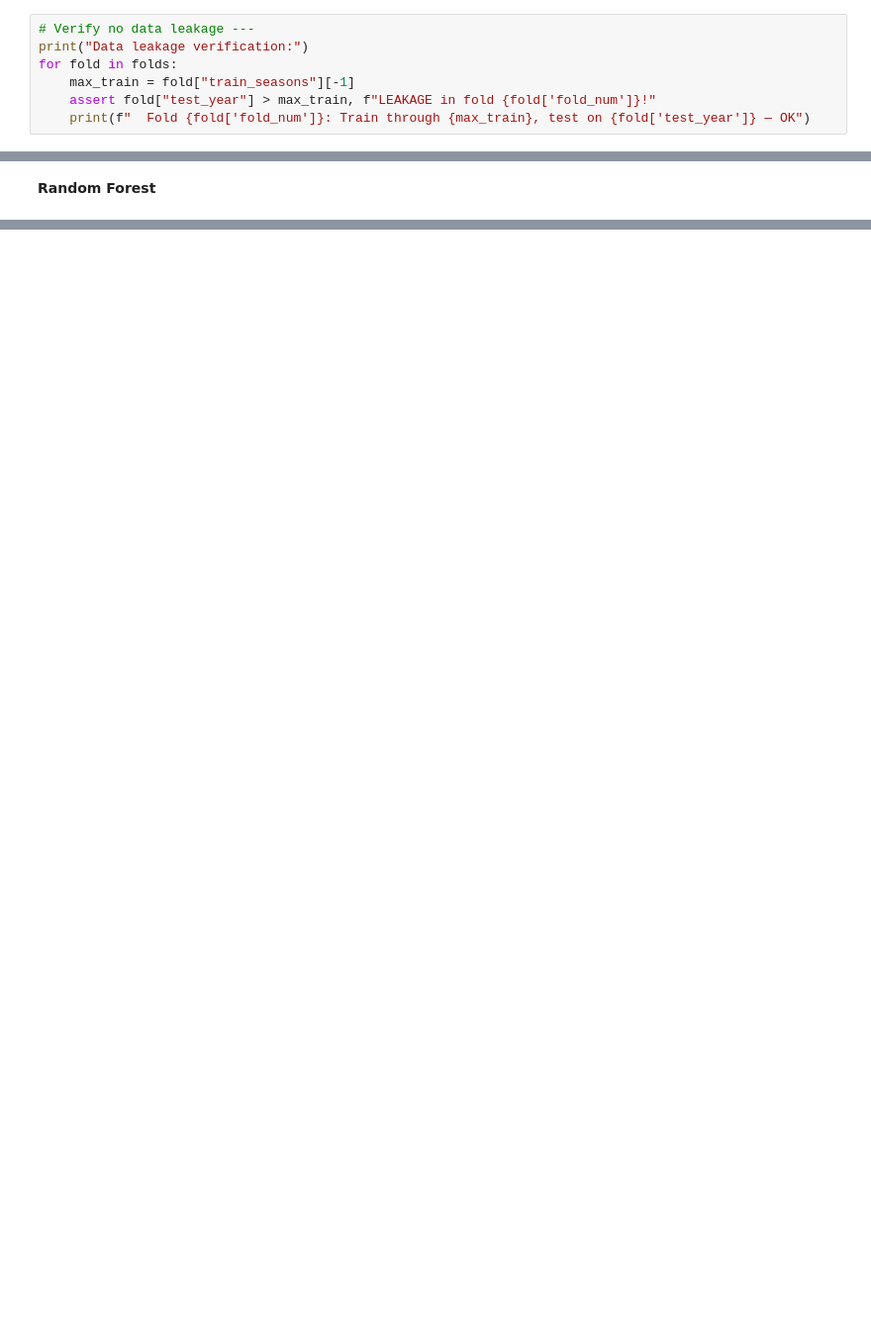
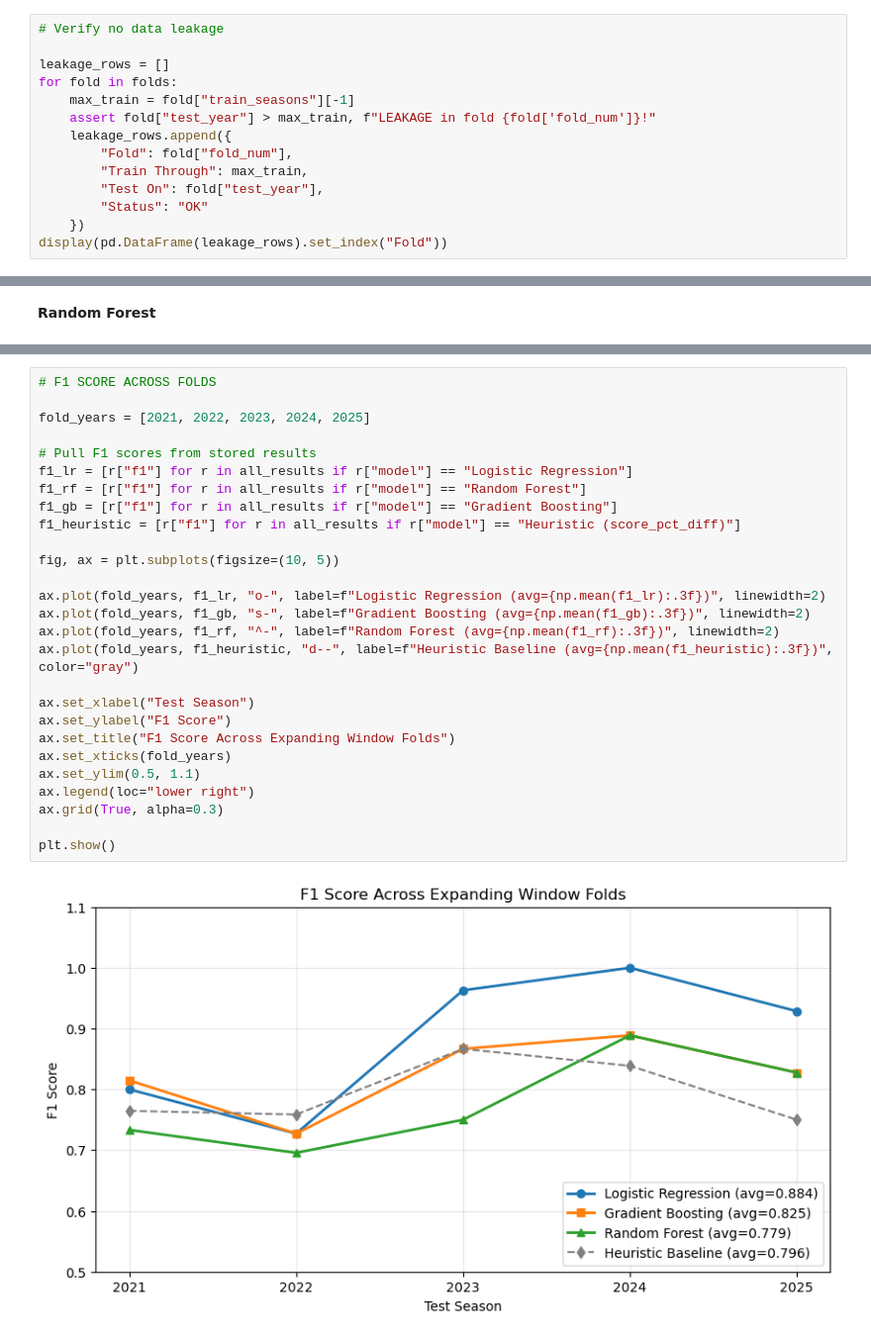
Before and after one commit to mattmarz94/nfl-decision-support-analytics, a Jupyter notebook: Data Preprocessing/modeling_mm.ipynb, the cells around one changed output, grey strips where cells are left out. Shown at 99% size. Saved outputs shown, nothing was run; the diff lists cells and outputs as text; blank space fills up the shorter version.

```diff
--- a/Data Preprocessing/modeling_mm.ipynb
+++ b/Data Preprocessing/modeling_mm.ipynb
@@ -51,10 +59,17 @@ Fold   Train Seasons Train Rows  Train PO%  Test Year  Test Rows  Test PO%
 # %% [markdown]
 Verifying that no data leakage exists by confirming each fold's test year comes strictly after its latest training season. If any test data overlapped with training data, the assertion would stop the script and flag the problem
 # %%
-# Verify no data leakage ---
-print("Data leakage verification:")
+# Verify no data leakage
+
+leakage_rows = []
 for fold in folds:
     max_train = fold["train_seasons"][-1]
     assert fold["test_year"] > max_train, f"LEAKAGE in fold {fold['fold_num']}!"
-    print(f"  Fold {fold['fold_num']}: Train through {max_train}, test on {fold['test_year']} — OK")
+    leakage_rows.append({
+        "Fold": fold["fold_num"],
+        "Train Through": max_train,
+        "Test On": fold["test_year"],
+        "Status": "OK"
+    })
+display(pd.DataFrame(leakage_rows).set_index("Fold"))
 # %% [output]
@@ -815,0 +860,29 @@ Saved: plot_feature_importance.png
+# %%
+# F1 SCORE ACROSS FOLDS
+
+fold_years = [2021, 2022, 2023, 2024, 2025]
+
+# Pull F1 scores from stored results
+f1_lr = [r["f1"] for r in all_results if r["model"] == "Logistic Regression"]
+f1_rf = [r["f1"] for r in all_results if r["model"] == "Random Forest"]
+f1_gb = [r["f1"] for r in all_results if r["model"] == "Gradient Boosting"]
+f1_heuristic = [r["f1"] for r in all_results if r["model"] == "Heuristic (score_pct_diff)"]
+
+fig, ax = plt.subplots(figsize=(10, 5))
+
+ax.plot(fold_years, f1_lr, "o-", label=f"Logistic Regression (avg={np.mean(f1_lr):.3f})", linewidth=2)
+ax.plot(fold_years, f1_gb, "s-", label=f"Gradient Boosting (avg={np.mean(f1_gb):.3f})", linewidth=2)
+ax.plot(fold_years, f1_rf, "^-", label=f"Random Forest (avg={np.mean(f1_rf):.3f})", linewidth=2)
+ax.plot(fold_years, f1_heuristic, "d--", label=f"Heuristic Baseline (avg={np.mean(f1_heuristic):.3f})", color="gray")
+
+ax.set_xlabel("Test Season")
+ax.set_ylabel("F1 Score")
+ax.set_title("F1 Score Across Expanding Window Folds")
+ax.set_xticks(fold_years)
+ax.set_ylim(0.5, 1.1)
+ax.legend(loc="lower right")
+ax.grid(True, alpha=0.3)
+
+plt.show()
+# %% [output]
+[figure, added]
```
Also changed, not shown: parts of 57 cells of this notebook, 2 other files.
